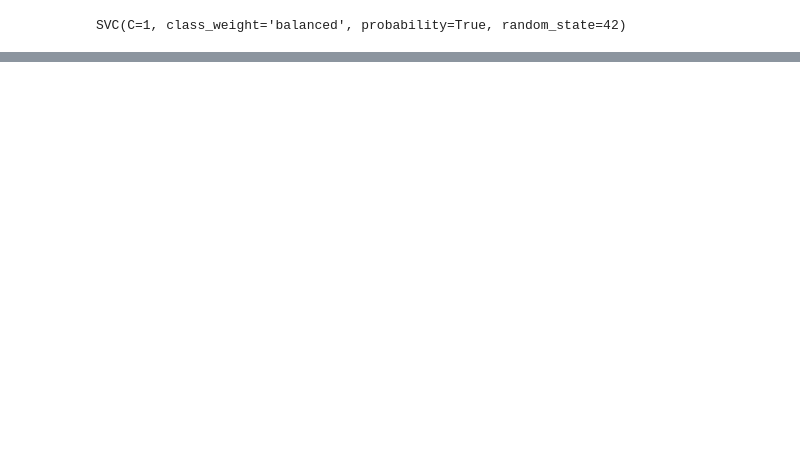
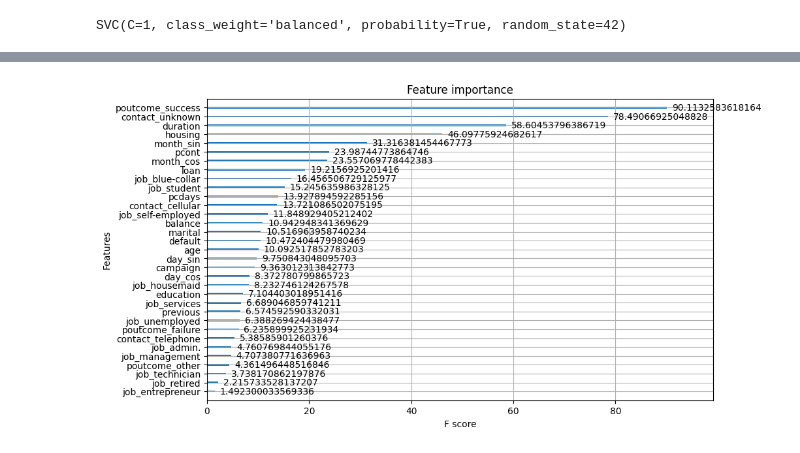
Before and after one commit to JiraLeelas/Bank-Term-Deposit-Prediction, a Jupyter notebook: bank_marketing_modelling.ipynb, the cells around one changed output, grey strips where cells are left out. Saved outputs shown, nothing was run; the diff lists cells and outputs as text; code cells hidden in the pictures; blank space fills up the shorter version.

```diff
--- a/bank_marketing_modelling.ipynb
+++ b/bank_marketing_modelling.ipynb
@@ -496,7 +553,7 @@ grid_search_lg = GridSearchCV(
     estimator=lg_model,
     param_grid=lg_params,
     scoring=scoring_params,
-    refit="auc",
+    refit="recall",
     cv=5,
     return_train_score=True
 )
@@ -762,0 +906,11 @@ weighted avg       0.92      0.87      0.88      5425
+# %%
+fig, axis = plt.subplots(figsize=(10, 6))
+plot_importance(
+    xgboost,
+    importance_type="gain", # default
+    ax=axis
+)
+# plt.tight_layout()
+plt.show();
+# %% [output]
+[figure, added]
```
Also changed, not shown: parts of 59 cells of this notebook, 8 other files.
